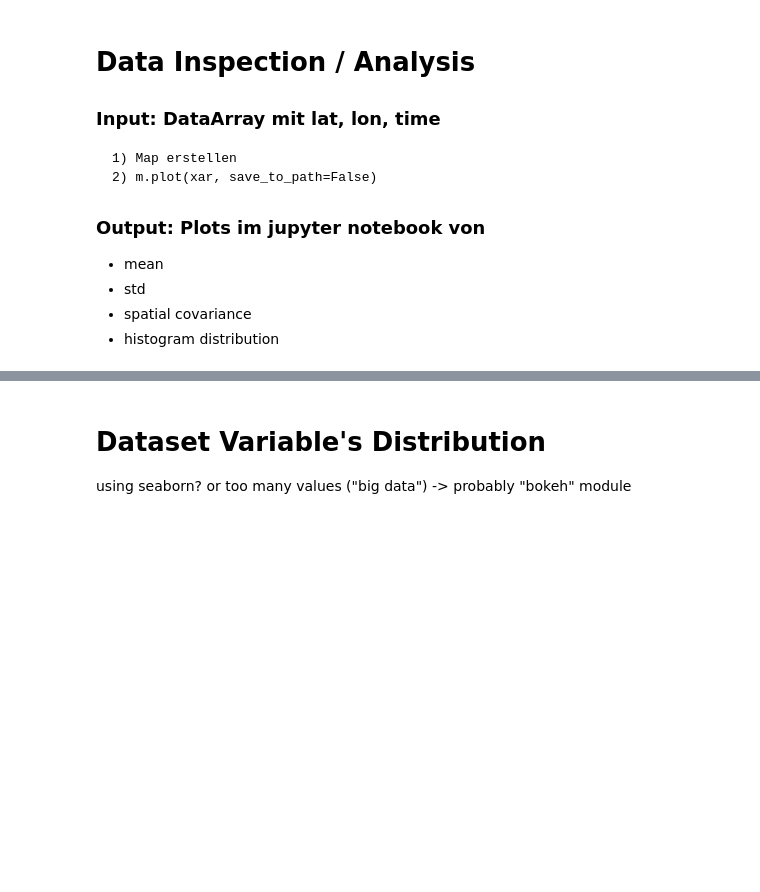
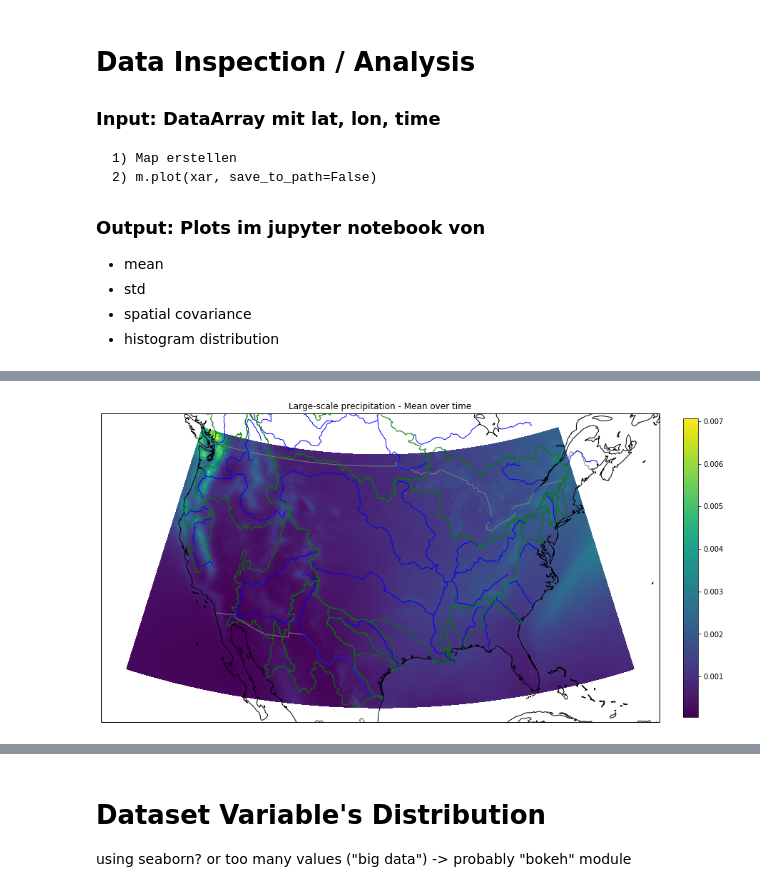
Before and after one commit to ECMWFCode4Earth/ml_flood, a Jupyter notebook: python/data_inspector-test_covariance.ipynb, the cells around one changed output, grey strips where cells are left out. Cells and saved outputs as stored; diff of their text form; code cells hidden in the pictures; blank space fills up the shorter version.

Commit message:
update dask scheduler & plotting

```diff
--- a/python/data_inspector-test_covariance.ipynb
+++ b/python/data_inspector-test_covariance.ipynb
@@ -27,5 +23,5 @@ import seaborn as sns
 # %%
-xar = xr.open_mfdataset('../data/usa/dynamic/*precip*.nc')
+xar = xr.open_mfdataset('../data/usa/*precip*.nc')
 # %%
 xar
 # %% [output]
@@ -113,0 +51,2 @@ class Map(object):
+# %%
+m = Map(figure_kws=dict(figsize=(15,10)))
@@ -113,0 +56,6 @@ class Map(object):
+# %%
+with ProgressBar():
+    fig, ax = m.plot(xar['lsp'].mean('time'))
+    ax.set_title('Large-scale precipitation - Mean over time')
+# %% [output]
+[figure, added]
```
Also changed, not shown: parts of 29 cells of this notebook, 1 other file.
